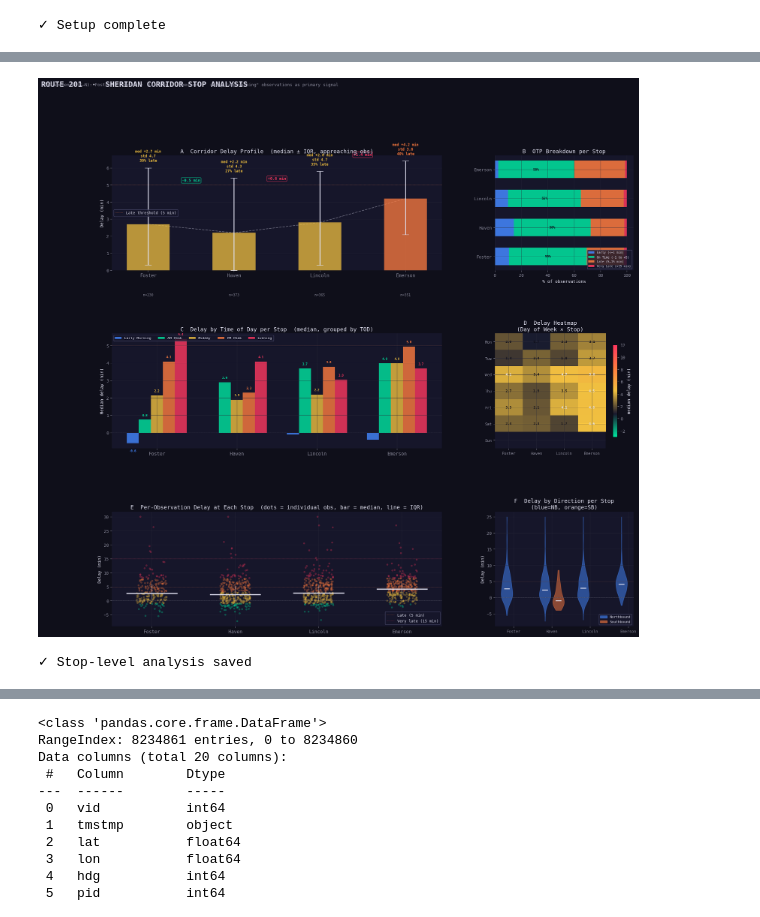
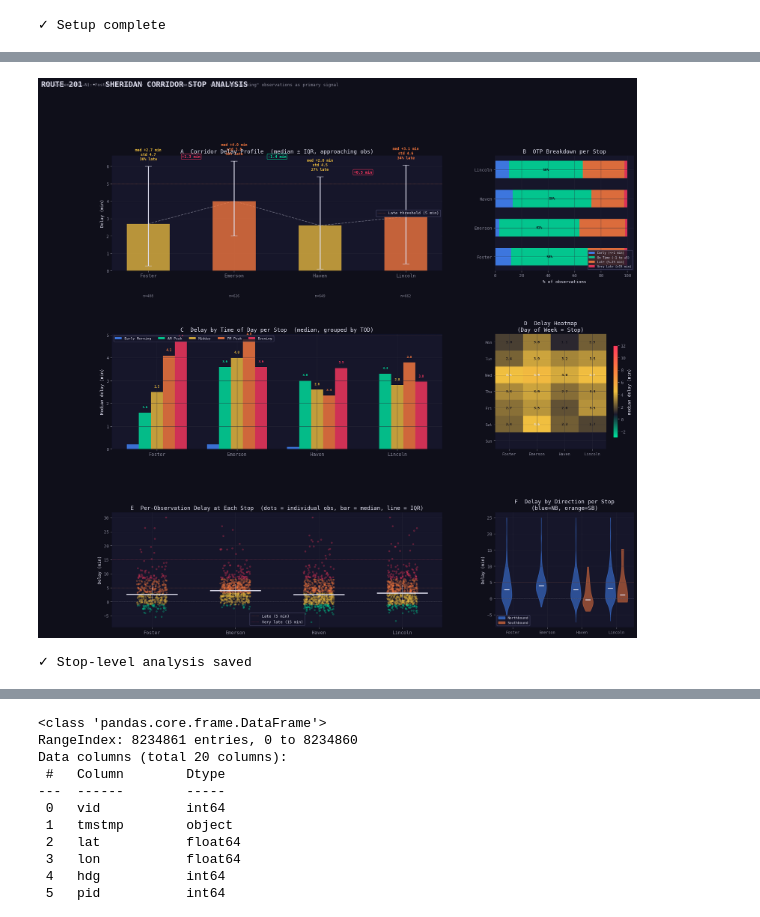
Before and after one commit to liv-fing/CTABusTrust, a Jupyter notebook: pedro_new_approach.ipynb, the cells around one changed output, grey strips where cells are left out. Cells and saved outputs as stored; diff of their text form; code cells hidden in the pictures.

```diff
--- a/pedro_new_approach.ipynb
+++ b/pedro_new_approach.ipynb
@@ -2662,9 +2677,9 @@ Sheridan & Lincoln    513     3.6  4.07  4.64
 # ROUTE 201 — Stop-Level OTP Deep Dive  (Sheridan corridor)
 # =============================================================================
 
-STOP_ORDER = ['Sheridan & Foster', 'Sheridan & Haven',
-              'Sheridan & Lincoln', 'Sheridan & Emerson']
-STOP_SHORT = ['Foster', 'Haven', 'Lincoln', 'Emerson']
+STOP_ORDER = ['Sheridan & Foster', 'Sheridan & Emerson', 'Sheridan & Haven',
+              'Sheridan & Lincoln']
+STOP_SHORT = ['Foster', 'Emerson', 'Haven', 'Lincoln']
 
 # Use approaching obs as primary (arrived delay), supplement with departed
 # for Foster & Lincoln which have both
@@ -2891,34 +2906,34 @@ for i, stop in enumerate(STOP_ORDER):
         parts = ax_f.violinplot(
             d_sub.clip(-10, 25),
             positions=[i + (j - 0.5) * 0.35],
             widths=0.3, showmedians=True, showextrema=False
         )
         for pc in parts['bodies']:
             pc.set_facecolor(col); pc.set_alpha(0.5); pc.set_edgecolor(col)
         parts['cmedians'].set_color(WHITE); parts['cmedians'].set_linewidth(2)
 
 ax_f.axhline(0, color=WHITE,  lw=0.6, ls='--', alpha=0.3)
 ax_f.axhline(5, color=ORANGE, lw=0.7, ls=':',  alpha=0.5)
 ax_f.set_xticks(range(len(STOP_ORDER)))
 ax_f.set_xticklabels(STOP_SHORT, fontsize=9)
 ax_f.set_ylabel('Delay (min)')
 ax_f.set_title('F  Delay by Direction per Stop\n(blue=NB, orange=SB)',
                color=WHITE)
 nb_patch = mpatches.Patch(color=BLUE,   alpha=0.6, label='Northbound')
 sb_patch = mpatches.Patch(color=ORANGE, alpha=0.6, label='Southbound')
 ax_f.legend(handles=[nb_patch, sb_patch], fontsize=8,
             facecolor=PANEL, edgecolor=GREY, labelcolor=WHITE)
 
 # ── facecolor ─────────────────────────────────────────────────────────────────
 for ax_ in [ax_a, ax_b, ax_c, ax_d, ax_e, ax_f]:
     ax_.set_facecolor(PANEL)
 
 plt.savefig('metrics_results/plots/route_201_stop_analysis.png', dpi=150,
             bbox_inches='tight', facecolor=BG)
 plt.show()
 print("✓ Stop-level analysis saved")
 # %% [output]
-[figure, old version]
+[figure, new version]
 ✓ Stop-level analysis saved
 # %%
 api.info()
```
Also changed, not shown: parts of 23 cells of this notebook, 9 other files.
